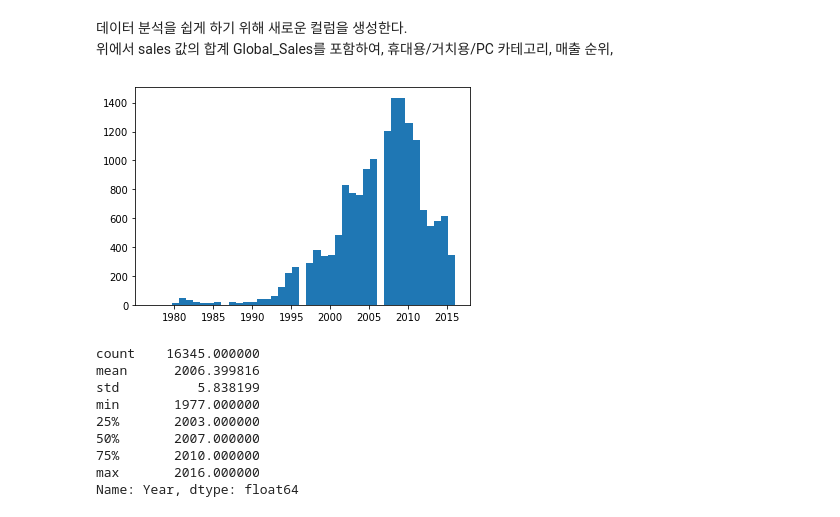
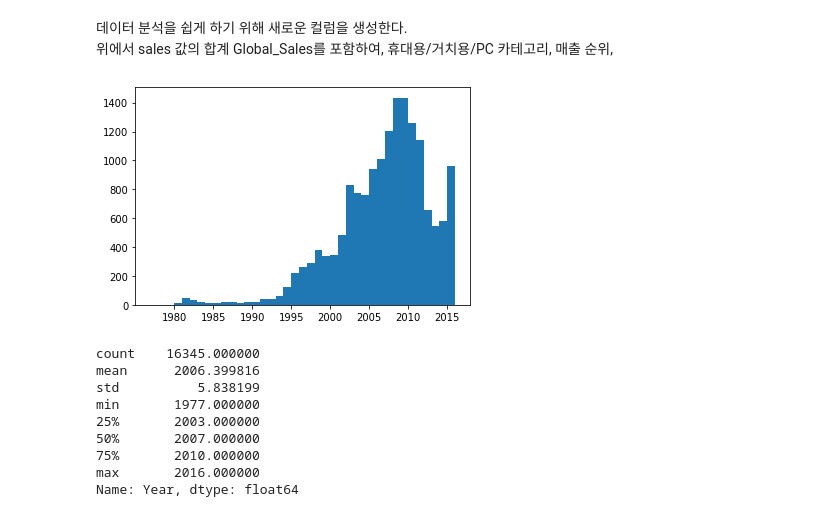
Before and after one commit to nan-park/section1_project, a Jupyter notebook: AI_section1_project.ipynb, the cells around one changed output. Drawn from its saved outputs; the diff is of its cells as text; code cells hidden in the pictures.

```diff
--- a/AI_section1_project.ipynb
+++ b/AI_section1_project.ipynb
@@ -488,11 +491,11 @@ df_clean.head(10)
 <br>
 위에서 sales 값의 합계 Global_Sales를 포함하여, 휴대용/거치용/PC 카테고리, 매출 순위,
 # %%
-bins = (2020-1977)
+bins = (2016-1977)
 plt.hist(df_clean.Year, bins=bins)
 plt.show()
 # %% [output]
-[figure, old version]
+[figure, new version]
 # %%
 df_clean.Year.describe()
 # %% [output]
```
Also changed, not shown: parts of 29 cells of this notebook.
